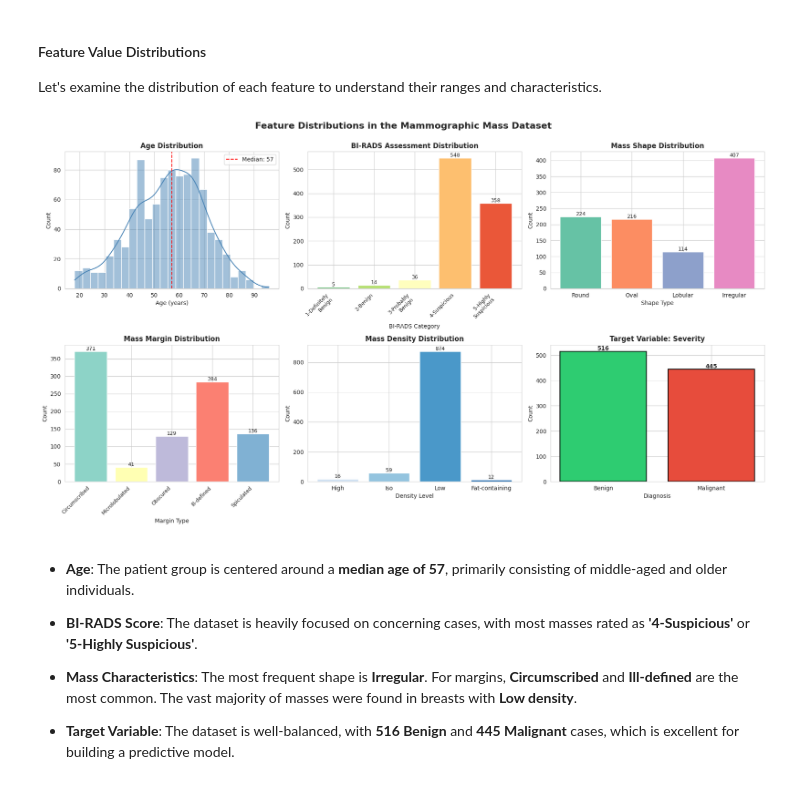
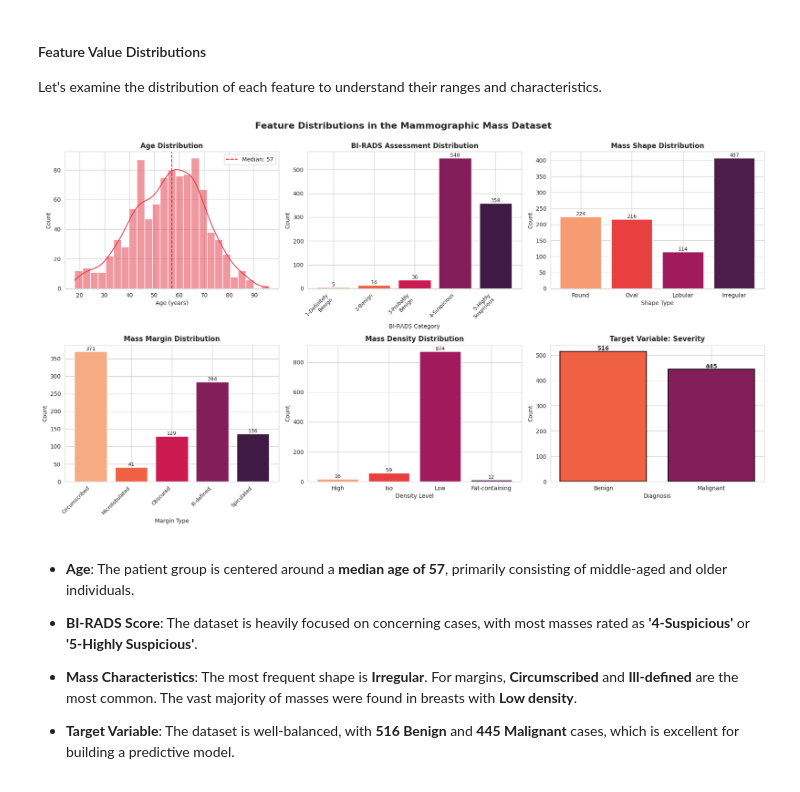
Before and after one commit to Adriano-7/imbalanced-data-synthesis-quality, a Jupyter notebook: notebooks/00_eda_mammographic_mass.ipynb, the cells around one changed output. Saved outputs shown, nothing was run; the diff lists cells and outputs as text; code cells hidden in the pictures.

Commit message:
Finish the data preparation notebook

```diff
--- a/notebooks/00_eda_mammographic_mass.ipynb
+++ b/notebooks/00_eda_mammographic_mass.ipynb
@@ -18,9 +18,9 @@ from scipy import stats
 from sklearn.preprocessing import LabelEncoder
 from ucimlrepo import fetch_ucirepo
 
-COLOR_PALETTE = 'viridis'
-COLORS_BINARY = ['#2ecc71', '#e74c3c']
+COLOR_PALETTE = 'rocket_r'
 sns.set_style("whitegrid")
+COLORS_BINARY = sns.color_palette(COLOR_PALETTE, 2)
 plt.rcParams['figure.figsize'] = (12, 6)
 
 mammographic_mass = fetch_ucirepo(id=161)
@@ -359,8 +358,6 @@ As seen in the chart, the target variable, `Severity`, has a well-balanced class
 
 Let's examine the distribution of each feature to understand their ranges and characteristics.
 # %%
-
-# Create categorical labels for better visualization
 feature_labels = {
     'BI-RADS': {1: '1-Definitely\nBenign', 2: '2-Benign', 3: '3-Probably\nBenign',
                 4: '4-Suspicious', 5: '5-Highly\nSuspicious'},
@@ -376,7 +373,7 @@ fig.suptitle('Feature Distributions in the Mammographic Mass Dataset',
 
 # Age (continuous)
 ax = axes[0, 0]
-sns.histplot(data=df, x='Age', bins=25, kde=True, ax=ax, color='steelblue')
+sns.histplot(data=df, x='Age', bins=25, kde=True, ax=ax, color=sns.color_palette(COLOR_PALETTE)[2])
 ax.set_title('Age Distribution', fontsize=12, fontweight='bold')
 ax.set_xlabel('Age (years)')
 ax.axvline(df['Age'].median(), color='red', linestyle='--',
@@ -387,13 +384,13 @@ ax.legend()
 ax = axes[0, 1]
 birads_counts = df['BI-RADS'].value_counts().sort_index()
 bars = ax.bar(range(len(birads_counts)), birads_counts.values,
-              color=sns.color_palette('RdYlGn_r', n_colors=5))
+              color=sns.color_palette(COLOR_PALETTE, n_colors=5))
 ax.set_title('BI-RADS Assessment Distribution', fontsize=12, fontweight='bold')
 ax.set_xlabel('BI-RADS Category')
 ax.set_ylabel('Count')
 ax.set_xticks(range(len(birads_counts)))
 ax.set_xticklabels([feature_labels['BI-RADS'][i] for i in birads_counts.index],
-                    rotation=45, ha='right', fontsize=9)
+                   rotation=45, ha='right', fontsize=9)
 for i, (bar, val) in enumerate(zip(bars, birads_counts.values)):
     ax.text(bar.get_x() + bar.get_width()/2., bar.get_height(),
             f'{val}', ha='center', va='bottom', fontsize=9)
@@ -402,7 +399,7 @@ for i, (bar, val) in enumerate(zip(bars, birads_counts.values)):
 ax = axes[0, 2]
 shape_counts = df['Shape'].value_counts().sort_index()
 bars = ax.bar(range(len(shape_counts)), shape_counts.values,
-              color=sns.color_palette('Set2', n_colors=4))
+              color=sns.color_palette(COLOR_PALETTE, n_colors=4))
 ax.set_title('Mass Shape Distribution', fontsize=12, fontweight='bold')
 ax.set_xlabel('Shape Type')
 ax.set_ylabel('Count')
@@ -416,46 +413,46 @@ for bar, val in zip(bars, shape_counts.values):
 ax = axes[1, 0]
 margin_counts = df['Margin'].value_counts().sort_index()
 bars = ax.bar(range(len(margin_counts)), margin_counts.values,
-              color=sns.color_palette('Set3', n_colors=5))
+              color=sns.color_palette(COLOR_PALETTE, n_colors=5))
 ax.set_title('Mass Margin Distribution', fontsize=12, fontweight='bold')
 ax.set_xlabel('Margin Type')
 ax.set_ylabel('Count')
 ax.set_xticks(range(len(margin_counts)))
 ax.set_xticklabels([feature_labels['Margin'][i] for i in margin_counts.index],
-                    rotation=45, ha='right', fontsize=9)
+                   rotation=45, ha='right', fontsize=9)
 for bar, val in zip(bars, margin_counts.values):
     ax.text(bar.get_x() + bar.get_width()/2., bar.get_height(),
             f'{val}', ha='center', va='bottom', fontsize=9)
 
 # Density (ordinal)
 ax = axes[1, 1]
 density_counts = df['Density'].value_counts().sort_index()
 bars = ax.bar(range(len(density_counts)), density_counts.values,
-              color=sns.color_palette('Blues', n_colors=4))
+              color=sns.color_palette(COLOR_PALETTE, n_colors=4))
 ax.set_title('Mass Density Distribution', fontsize=12, fontweight='bold')
 ax.set_xlabel('Density Level')
 ax.set_ylabel('Count')
 ax.set_xticks(range(len(density_counts)))
 ax.set_xticklabels([feature_labels['Density'][i] for i in density_counts.index])
 for bar, val in zip(bars, density_counts.values):
     ax.text(bar.get_x() + bar.get_width()/2., bar.get_height(),
             f'{val}', ha='center', va='bottom', fontsize=9)
 
 # Severity (target)
 ax = axes[1, 2]
 bars = ax.bar(['Benign', 'Malignant'], severity_counts.values,
               color=COLORS_BINARY, edgecolor='black', linewidth=1.5)
 ax.set_title('Target Variable: Severity', fontsize=12, fontweight='bold')
 ax.set_xlabel('Diagnosis')
 ax.set_ylabel('Count')
 for bar, val in zip(bars, severity_counts.values):
     ax.text(bar.get_x() + bar.get_width()/2., bar.get_height(),
             f'{val}', ha='center', va='bottom', fontsize=10, fontweight='bold')
 
 plt.tight_layout()
 plt.show()
 # %% [output]
-[figure, old version]
+[figure, new version]
 # %% [markdown]
 * **Age**: The patient group is centered around a **median age of 57**, primarily consisting of middle-aged and older individuals.
 
```
Also changed, not shown: parts of 4 cells of this notebook, 10 other files.
